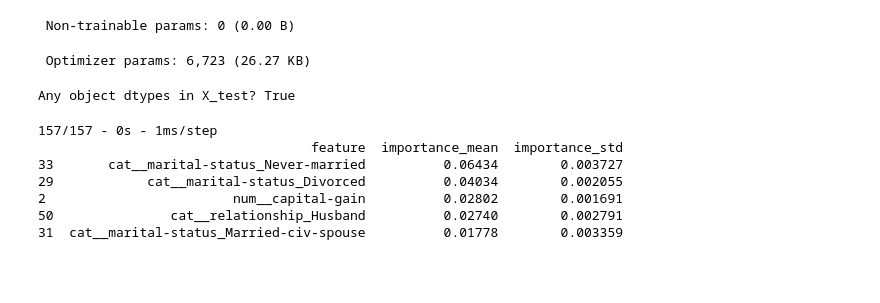
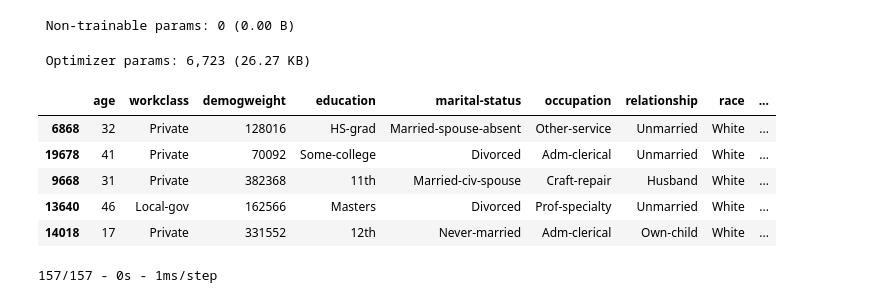
Before and after one commit to samirhendawi1/RSM8413GroupAssignment2_2025, a Jupyter notebook: PartOneAustinALT.ipynb, the cells around one changed output. Saved outputs shown, nothing was run; the diff lists cells and outputs as text; code cells hidden in the pictures; blank space fills up the shorter version.

```diff
--- a/PartOneAustinALT.ipynb
+++ b/PartOneAustinALT.ipynb
@@ -218,29 +240,32 @@ Model: "ANN_Tunable"
 # %%
 from sklearn.inspection import permutation_importance
 # %%
-#getattr(y_train, "dtype", None)
-print("Any object dtypes in X_test?", X_test.dtypes.eq("object").any())
+X_test_copy = X_test.copy()                 # BEFORE transform
+
+
+X_test_combine = X_test_copy.assign(predicted_income=y_test_pred)
+X_test_combine.head()
+#y_test_pred
+#print(X_test_combine["predicted_income"].dtype)
 # %% [output]
-Any object dtypes in X_test? True
+|  | age | workclass | demogweight | education | marital-status | occupation | relationship | race | ... |
+| 6868 | 32 | Private | 128016 | HS-grad | Married-spouse-absent | Other-service | Unmarried | White | ... |
+| 19678 | 41 | Private | 70092 | Some-college | Divorced | Adm-clerical | Unmarried | White | ... |
+| 9668 | 31 | Private | 382368 | 11th | Married-civ-spouse | Craft-repair | Husband | White | ... |
+| 13640 | 46 | Local-gov | 162566 | Masters | Divorced | Prof-specialty | Unmarried | White | ... |
+| 14018 | 17 | Private | 331552 | 12th | Never-married | Adm-clerical | Own-child | White | ... |
 # %%
 best = Grid_search.best_estimator_
 y_test_vec = y_test.astype(int).to_numpy()
 
-result = permutation_importance(best, X_test_prepared, y_test_vec, n_repeats=10, random_state=42, n_jobs=-1, scoring='accuracy')
-importance = (pd.DataFrame({
+ohe_result = permutation_importance(best, X_test_prepared, y_test_vec, n_repeats=2, random_state=42, n_jobs=-1, scoring='accuracy')
+ohe_imp = (pd.DataFrame({
         "feature": preprocessor.get_feature_names_out(),
         "importance_mean": result.importances_mean,
         "importance_std": result.importances_std # standard deviation of importance
         })
         .sort_values("importance_mean", ascending=False))
 
-
-print(importance.head(5))
+#print(imp_orig.head(15))
 # %% [output]
 157/157 - 0s - 1ms/step
-                                   feature  importance_mean  importance_std
-33       cat__marital-status_Never-married          0.06434        0.003727
-29            cat__marital-status_Divorced          0.04034        0.002055
-2                        num__capital-gain          0.02802        0.001691
-50               cat__relationship_Husband          0.02740        0.002791
-31  cat__marital-status_Married-civ-spouse          0.01778        0.003359
```
Also changed, not shown: parts of 9 cells of this notebook.
